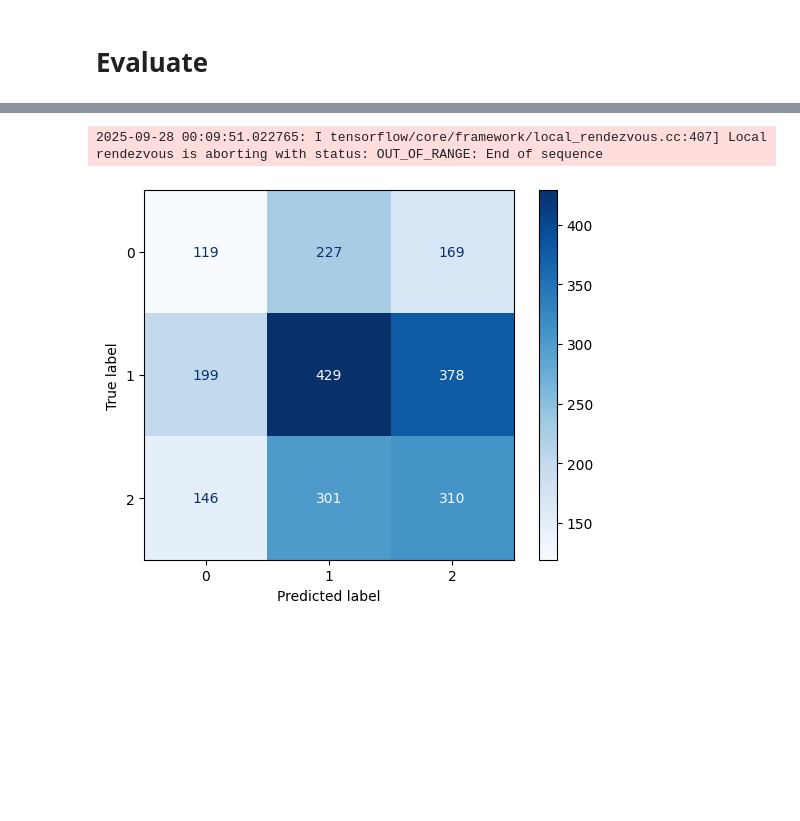
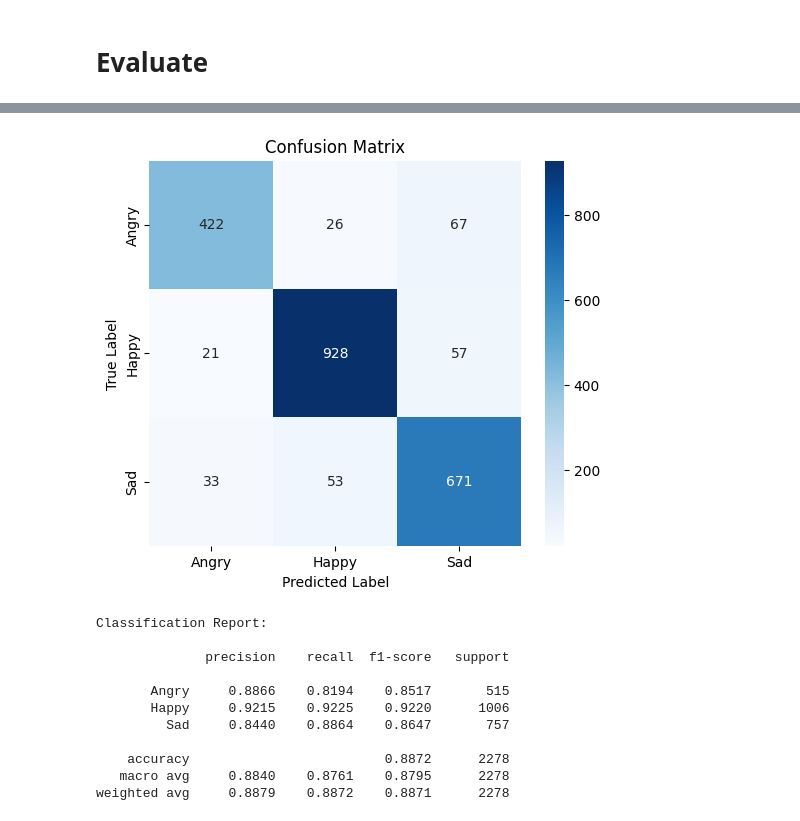
Before and after one commit to Arestokratt/Human_Emotion_Detections_CV, a Jupyter notebook: human_detection_CV.ipynb, the cells around one changed output, grey strips where cells are left out. Drawn from its saved outputs; the diff is of its cells as text; code cells hidden in the pictures; blank space fills up the shorter version.

```diff
--- a/human_detection_CV.ipynb
+++ b/human_detection_CV.ipynb
@@ -47,7 +46,7 @@ test_ds = tf.keras.utils.image_dataset_from_directory(
     image_size=IMG_SIZE,
     batch_size=BATCH_SIZE,
     label_mode='int',
-    shuffle=True
+    shuffle=False
 )
 
 AUTOTUNE = tf.data.AUTOTUNE
@@ -215,7 +211,7 @@ model.compile(
 history2 = model.fit(
     train_ds_augmented,
     validation_data=val_ds,
-    epochs=10,
+    epochs=20,
     callbacks=[
         ModelCheckpoint("best_model.keras", save_best_only=True, monitor="val_loss"),
         EarlyStopping(monitor="val_loss", patience=3, restore_best_weights=True),
@@ -254,15 +247,32 @@ Test Accuracy: 0.8617208003997803
 # %%
-y_true = np.concatenate([y for x, y in test_ds], axis=0)
+y_true = np.concatenate([y for _, y in test_ds], axis=0)
 preds = model.predict(test_ds, verbose=0)
 y_pred = np.argmax(preds, axis=1)
 
 cm = confusion_matrix(y_true, y_pred)
-disp = ConfusionMatrixDisplay(cm)
-disp.plot(cmap=plt.cm.Blues)
+plt.figure(figsize=(6, 5))
+sns.heatmap(cm, annot=True, fmt="d", cmap="Blues",
+            xticklabels=class_names, yticklabels=class_names)
+plt.xlabel("Predicted Label")
+plt.ylabel("True Label")
+plt.title("Confusion Matrix")
 plt.show()
+
+print("Classification Report:\n")
+print(classification_report(y_true, y_pred, target_names=class_names, digits=4))
 # %% [output]
+[figure, new version]
-2025-09-28 00:09:51.022765: I tensorflow/core/framework/local_rendezvous.cc:407] Local rendezvous is aborting with status: OUT_OF_RANGE: End of sequence
+Classification Report:
+
+              precision    recall  f1-score   support
+
+       Angry     0.8866    0.8194    0.8517       515
+       Happy     0.9215    0.9225    0.9220      1006
+         Sad     0.8440    0.8864    0.8647       757
+
+    accuracy                         0.8872      2278
+   macro avg     0.8840    0.8761    0.8795      2278
+weighted avg     0.8879    0.8872    0.8871      2278
-[figure, old version]
 # %%
 import matplotlib.pyplot as plt
 import numpy as np
```
Also changed, not shown: parts of 7 cells of this notebook, 2 other files.
